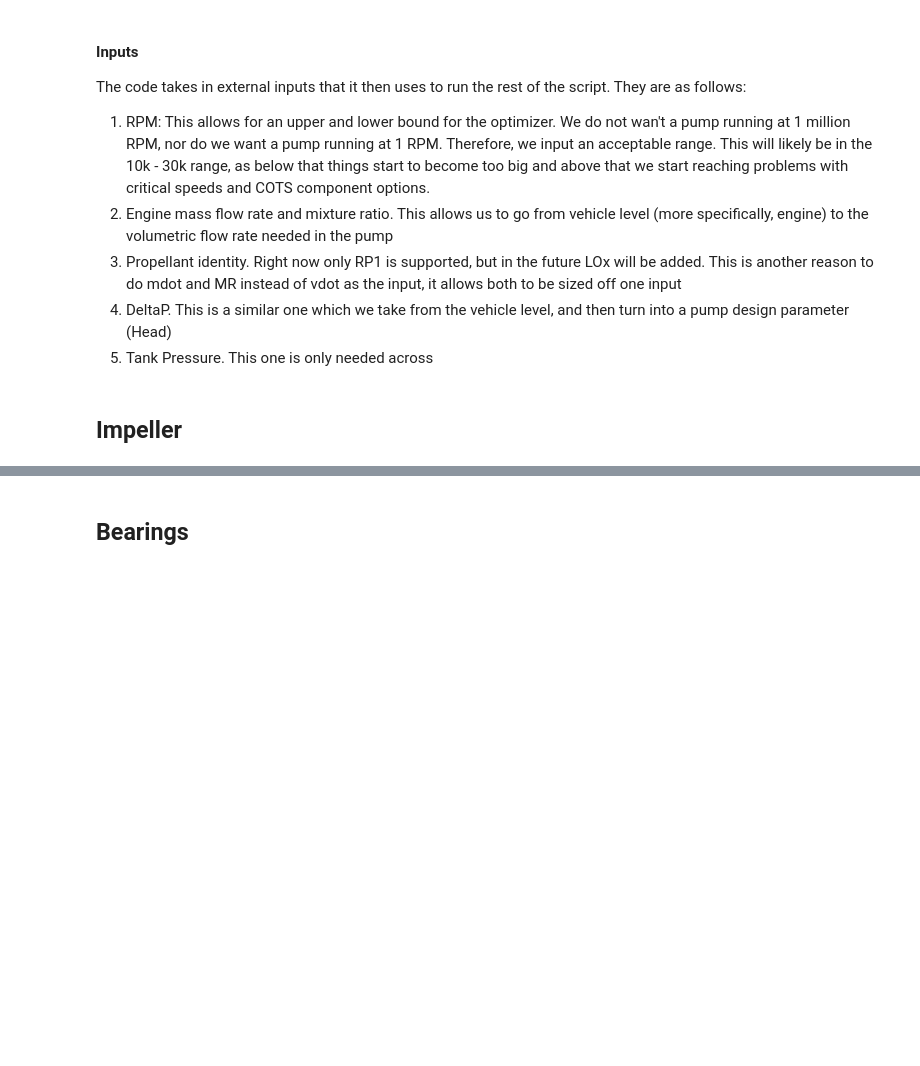
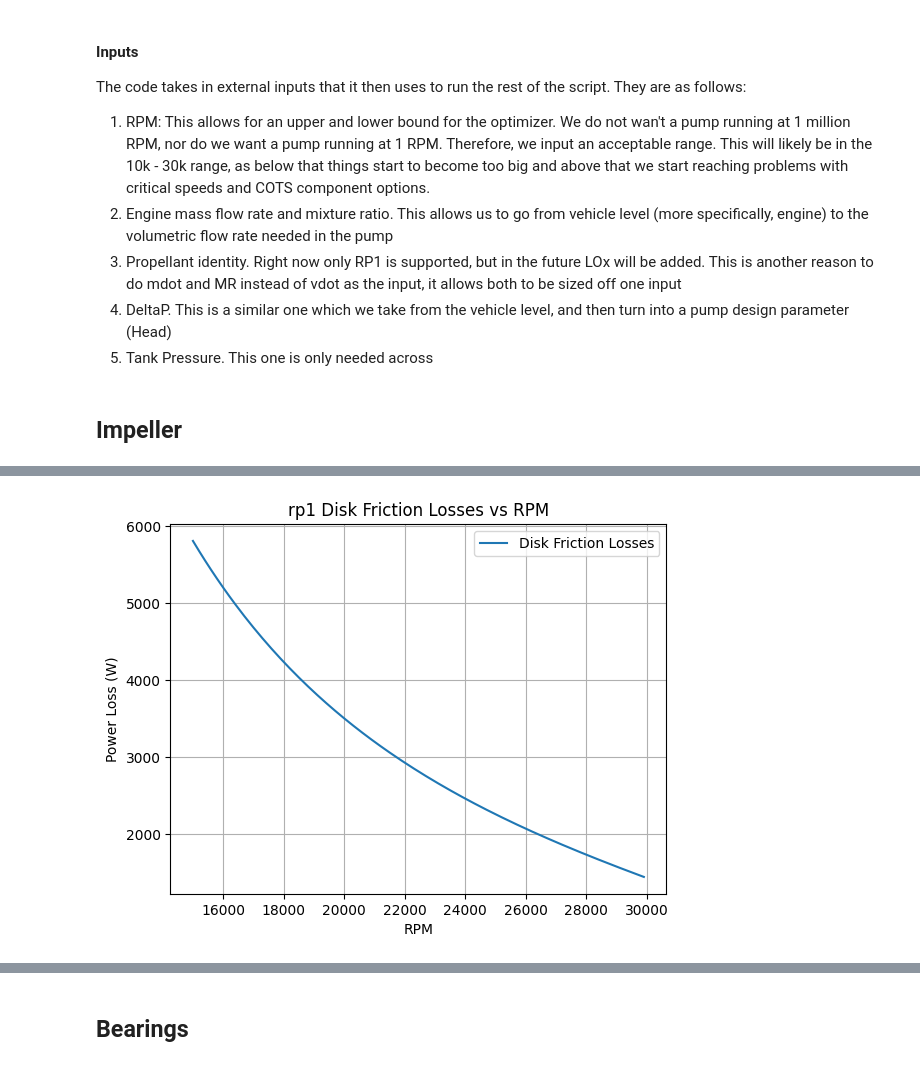
Before and after one commit to gt-space/Turbomachinery, a Jupyter notebook: EPump/EPump Sizer/Pump Sizer Guide.ipynb, the cells around one changed output, grey strips where cells are left out. Saved outputs shown, nothing was run; the diff lists cells and outputs as text; code cells hidden in the pictures; blank space fills up the shorter version.

```diff
--- a/EPump/EPump Sizer/Pump Sizer Guide.ipynb
+++ b/EPump/EPump Sizer/Pump Sizer Guide.ipynb
@@ -86,2 +64,29 @@ The reason for the difference between the first and second impeller diameter is
+# %%
+from powerDraw import pumpPowerNotebook
+from matplotlib import pyplot as plt
+
+n_vals = range(15000, 30000, 100)
+prop="rp1"
+deltaP=395
+mdot=4.84
+MR=2.2
+p_in=135
+
+vec = [prop, deltaP, mdot, MR, p_in]
+vals = []
+for n in n_vals:
+    x = (n,1)
+    _,impeller2,_,_ = pumpPowerNotebook(x,vec)
+    vals.append(impeller2.Prr)
+plt.figure()
+plt.plot(n_vals, vals, label="Disk Friction Losses")
+plt.xlabel("RPM")
+plt.ylabel("Power Loss (W)")
+plt.title(f"{prop} Disk Friction Losses vs RPM")
+plt.grid(True)
+plt.legend()
+plt.show()
+# %% [output]
+[figure, added]
 # %% [markdown]
 #### Hydraulic Forces
```
Also changed, not shown: parts of 35 cells of this notebook, 7 other files.
